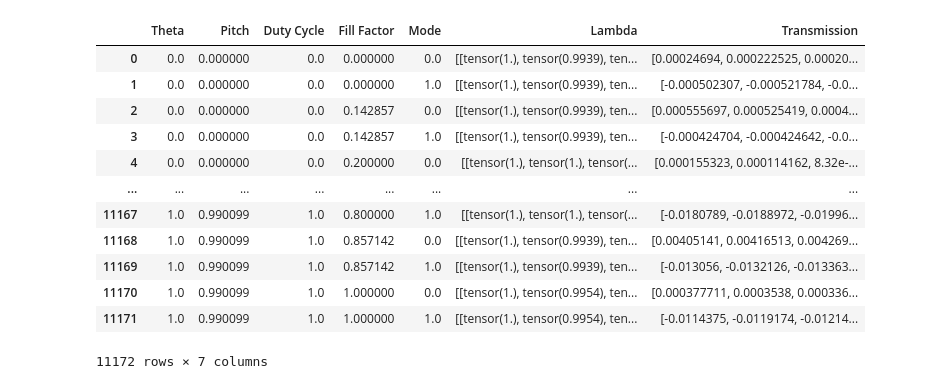
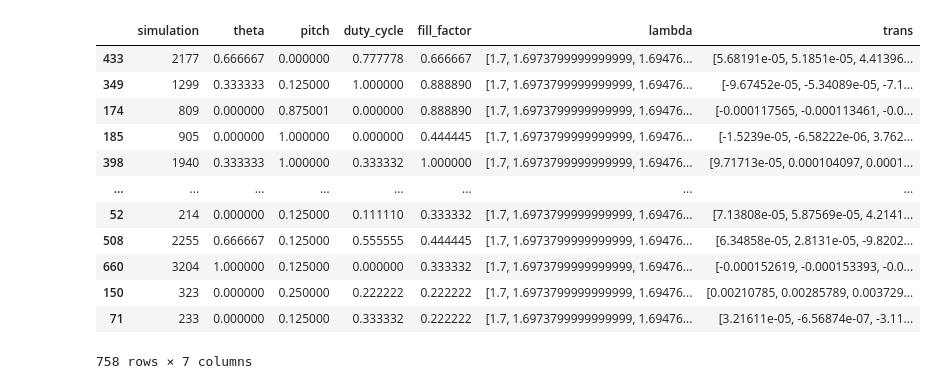
Before and after one commit to JonathanALevine/deep-photonics, a Jupyter notebook: main.ipynb, the cells around one changed output. Saved outputs shown, nothing was run; the diff lists cells and outputs as text; code cells hidden in the pictures.

```diff
--- a/main.ipynb
+++ b/main.ipynb
@@ -196,24 +196,23 @@ def get_labels(dataframe:pd.DataFrame)->torch.Tensor:
 # %%
 file = 'lumerical/Results_1673042557656.txt'
 dataset_file = 'dataset/training_set_10May2022_normalized_features.pbz2'
-# dataframe = get_simulation_data_from_file(filename=file)
-dataframe = decompress_pickle(filename=dataset_file)
+dataframe = get_simulation_data_from_file(filename=file)
+# dataframe = decompress_pickle(filename=dataset_file)
+dataframe = engineering_steps(dataframe=dataframe)
+dataframe = normalize_dataset(dataframe).sample(frac=1)
 dataframe
-# dataframe = engineering_steps(dataframe=dataframe)
-# dataframe = normalize_dataset(dataframe)
-# dataframe
 # %% [output]
-|  | Theta | Pitch | Duty Cycle | Fill Factor | Mode | Lambda | Transmission |
-| 0 | 0.0 | 0.000000 | 0.0 | 0.000000 | 0.0 | [[tensor(1.), tensor(0.9939), ten... | [0.00024694, 0.000222525, 0.00020... |
-| 1 | 0.0 | 0.000000 | 0.0 | 0.000000 | 1.0 | [[tensor(1.), tensor(0.9939), ten... | [-0.000502307, -0.000521784, -0.0... |
-| 2 | 0.0 | 0.000000 | 0.0 | 0.142857 | 0.0 | [[tensor(1.), tensor(0.9939), ten... | [0.000555697, 0.000525419, 0.0004... |
-| 3 | 0.0 | 0.000000 | 0.0 | 0.142857 | 1.0 | [[tensor(1.), tensor(0.9939), ten... | [-0.000424704, -0.000424642, -0.0... |
-| 4 | 0.0 | 0.000000 | 0.0 | 0.200000 | 0.0 | [[tensor(1.), tensor(1.), tensor(... | [0.000155323, 0.000114162, 8.32e-... |
+|  | simulation | theta | pitch | duty_cycle | fill_factor | lambda | trans |
+| 433 | 2177 | 0.666667 | 0.000000 | 0.777778 | 0.666667 | [1.7, 1.6973799999999999, 1.69476... | [5.68191e-05, 5.1851e-05, 4.41396... |
+| 349 | 1299 | 0.333333 | 0.125000 | 1.000000 | 0.888890 | [1.7, 1.6973799999999999, 1.69476... | [-9.67452e-05, -5.34089e-05, -7.1... |
+| 174 | 809 | 0.000000 | 0.875001 | 0.000000 | 0.888890 | [1.7, 1.6973799999999999, 1.69476... | [-0.000117565, -0.000113461, -0.0... |
+| 185 | 905 | 0.000000 | 1.000000 | 0.000000 | 0.444445 | [1.7, 1.6973799999999999, 1.69476... | [-1.5239e-05, -6.58222e-06, 3.762... |
+| 398 | 1940 | 0.333333 | 1.000000 | 0.333332 | 1.000000 | [1.7, 1.6973799999999999, 1.69476... | [9.71713e-05, 0.000104097, 0.0001... |
 | ... | ... | ... | ... | ... | ... | ... | ... |
-| 11167 | 1.0 | 0.990099 | 1.0 | 0.800000 | 1.0 | [[tensor(1.), tensor(1.), tensor(... | [-0.0180789, -0.0188972, -0.01996... |
-| 11168 | 1.0 | 0.990099 | 1.0 | 0.857142 | 0.0 | [[tensor(1.), tensor(0.9939), ten... | [0.00405141, 0.00416513, 0.004269... |
-| 11169 | 1.0 | 0.990099 | 1.0 | 0.857142 | 1.0 | [[tensor(1.), tensor(0.9939), ten... | [-0.013056, -0.0132126, -0.013363... |
-| 11170 | 1.0 | 0.990099 | 1.0 | 1.000000 | 0.0 | [[tensor(1.), tensor(0.9954), ten... | [0.000377711, 0.0003538, 0.000336... |
-| 11171 | 1.0 | 0.990099 | 1.0 | 1.000000 | 1.0 | [[tensor(1.), tensor(0.9954), ten... | [-0.0114375, -0.0119174, -0.01214... |
+| 52 | 214 | 0.000000 | 0.125000 | 0.111110 | 0.333332 | [1.7, 1.6973799999999999, 1.69476... | [7.13808e-05, 5.87569e-05, 4.2141... |
+| 508 | 2255 | 0.666667 | 0.125000 | 0.555555 | 0.444445 | [1.7, 1.6973799999999999, 1.69476... | [6.34858e-05, 2.8131e-05, -9.8202... |
+| 660 | 3204 | 1.000000 | 0.125000 | 0.000000 | 0.333332 | [1.7, 1.6973799999999999, 1.69476... | [-0.000152619, -0.000153393, -0.0... |
+| 150 | 323 | 0.000000 | 0.250000 | 0.222222 | 0.222222 | [1.7, 1.6973799999999999, 1.69476... | [0.00210785, 0.00285789, 0.003729... |
+| 71 | 233 | 0.000000 | 0.125000 | 0.333332 | 0.222222 | [1.7, 1.6973799999999999, 1.69476... | [3.21611e-05, -6.56874e-07, -3.11... |
-11172 rows × 7 columns
+758 rows × 7 columns
 # %%
```
Also changed, not shown: parts of 6 cells of this notebook.
